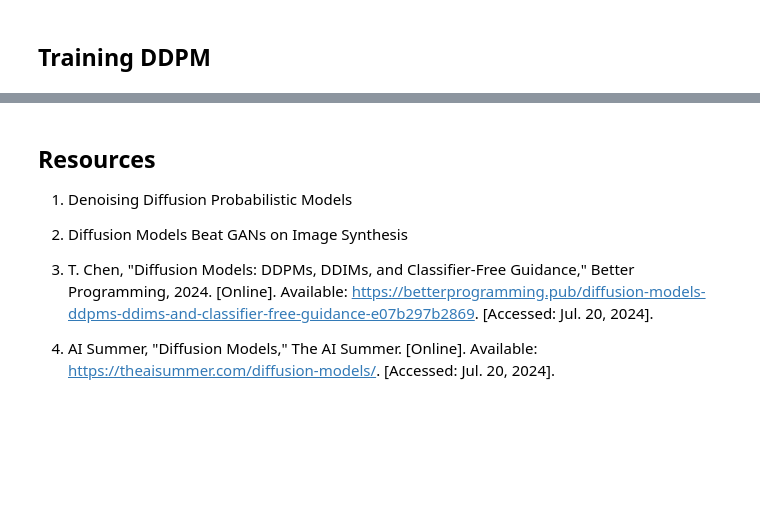
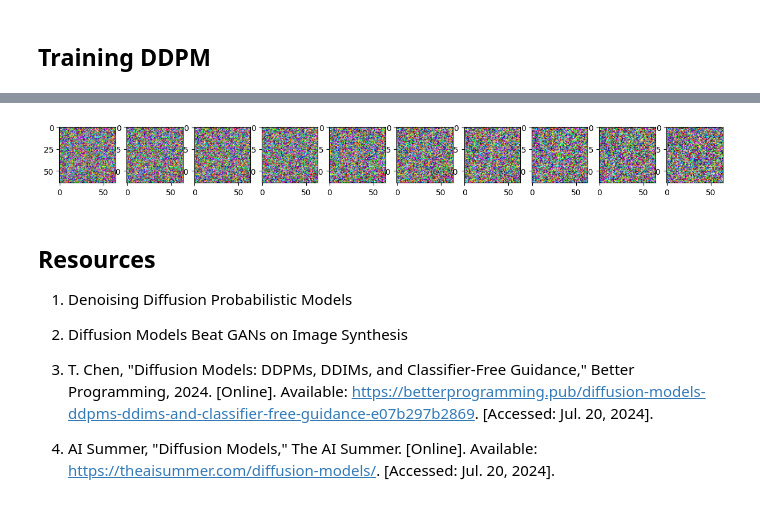
Before and after one commit to JaninaMattes/GAI-Visual-Synthesis, a Jupyter notebook: 11_DDPM/notebook/base_ddpm.ipynb, the cells around one changed output, grey strips where cells are left out. Drawn from its saved outputs; the diff is of its cells as text; code cells hidden in the pictures; blank space fills up the shorter version.

```diff
--- a/11_DDPM/notebook/base_ddpm.ipynb
+++ b/11_DDPM/notebook/base_ddpm.ipynb
@@ -385,30 +390,44 @@ def sample_timestep(x, t, betas, sqrt_one_minus_alphas_cumprod, sqrt_recip_alpha
     the denoised image.
     Applies noise to this image, if we are not in the last step yet.
     """
-    betas_t = get_index_from_list(betas, t, x.shape)
+    # Get the device of x
+    device = x.device
+
+    # Move all inputs to the device of x
+    t = t.to(device)
+    betas = betas.to(device)
+    sqrt_one_minus_alphas_cumprod = sqrt_one_minus_alphas_cumprod.to(device)
+    sqrt_recip_alphas = sqrt_recip_alphas.to(device)
+    posterior_variance = posterior_variance.to(device)
+
+    betas_t = get_index_from_list(betas, t, x.shape).to(device)
     sqrt_one_minus_alphas_cumprod_t = get_index_from_list(
         sqrt_one_minus_alphas_cumprod, t, x.shape
-    )
-    sqrt_recip_alphas_t = get_index_from_list(sqrt_recip_alphas, t, x.shape)
+    ).to(device)
+    sqrt_recip_alphas_t = get_index_from_list(sqrt_recip_alphas, t, x.shape).to(device)
+
+    # Make prediction
+    pred_img = model(x, t)  # Assuming model is already on the correct device
 
     # Call model (current image - noise prediction)
     model_mean = sqrt_recip_alphas_t * (
-        x - betas_t * model(x, t) / sqrt_one_minus_alphas_cumprod_t
+        x - betas_t * pred_img / sqrt_one_minus_alphas_cumprod_t
     )
-    posterior_variance_t = get_index_from_list(posterior_variance, t, x.shape)
+    posterior_variance_t = get_index_from_list(posterior_variance, t, x.shape).to(device)
 
     if t == 0:
-        # As pointed out by Luis Pereira (see YouTube comment)
-        # The t's are offset from the t's in the paper
         return model_mean
     else:
         noise = torch.randn_like(x)
         return model_mean + torch.sqrt(posterior_variance_t) * noise
 
 @torch.no_grad()
-def sample_plot_image():
+def sample_plot_image(betas, sqrt_one_minus_alphas_cumprod, sqrt_recip_alphas, posterior_variance):
     # Sample noise
+    T = conf['timesteps']
     img_size = conf['img_size']
+
+    # random noise
     img = torch.randn((1, 3, img_size, img_size), device=device)
     plt.figure(figsize=(15,15))
     plt.axis('off')
@@ -417,7 +436,7 @@ def sample_plot_image():
 
     for i in range(0,T)[::-1]:
         t = torch.full((1,), i, device=device, dtype=torch.long)
-        img = sample_timestep(img, t)
+        img = sample_timestep(img, t, betas, sqrt_one_minus_alphas_cumprod, sqrt_recip_alphas, posterior_variance)
         # Edit: This is to maintain the natural range of the distribution
         img = torch.clamp(img, -1.0, 1.0)
         if i % stepsize == 0:
@@ -427,10 +446,6 @@ def sample_plot_image():
 # %% [markdown]
 ## Training DDPM
 # %%
-from torch.optim import Adam
-
-device = "cuda" if torch.cuda.is_available() else "cpu"
-model.to(device)
 optimizer = Adam(model.parameters(), lr=0.001)
 epochs = 100 # Try more!
 
@@ -438,11 +453,12 @@ for epoch in range(epochs):
     for step, batch in enumerate(dataloader):
       optimizer.zero_grad()
 
-      t = torch.randint(0, T, (conf['batch_size'],), device=device).long()
-      loss = get_loss(model, batch[0], t)
+      t = torch.randint(0, conf['timesteps'], (conf['batch_size'],), device=device).long()
+      loss = get_loss(model, batch[0], t, device=device)
       loss.backward()
       optimizer.step()
 
       if epoch % 5 == 0 and step == 0:
         print(f"Epoch {epoch} | step {step:03d} Loss: {loss.item()} ")
-        sample_plot_image()
+        sample_plot_image(betas, sqrt_one_minus_alphas_cumprod, sqrt_recip_alphas, posterior_variance)
+# %% [output]
@@ -449,3 +466,4 @@ for epoch in range(epochs):
+[figure, added]
 # %% [markdown]
 ## Resources
 
```
Also changed, not shown: parts of 10 cells of this notebook.
